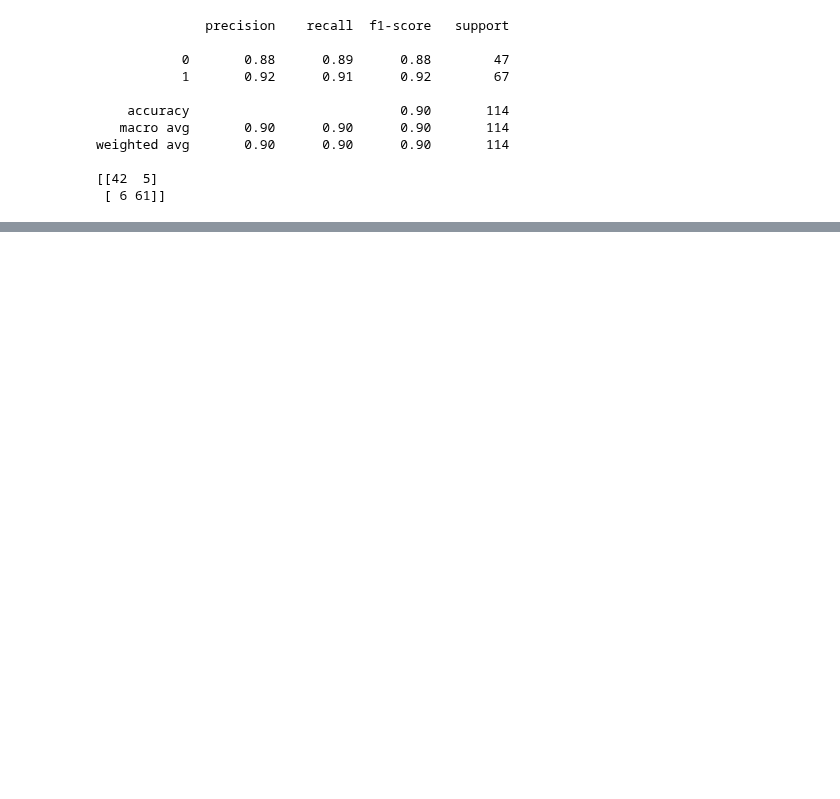
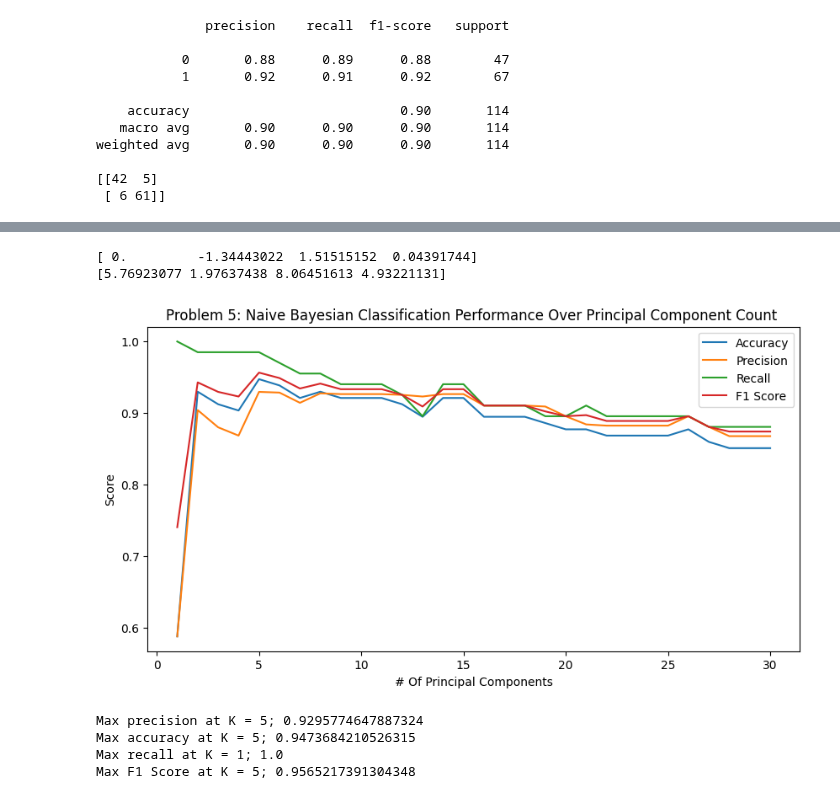
Before and after one commit to jaskinkabir/Intro_ML, a Jupyter notebook: HM3/hm3.ipynb, the cells around one changed output, grey strips where cells are left out. Drawn from its saved outputs; the diff is of its cells as text; code cells hidden in the pictures; blank space fills up the shorter version.

```diff
--- a/HM3/hm3.ipynb
+++ b/HM3/hm3.ipynb
@@ -349,0 +441,50 @@ weighted avg       0.90      0.90      0.90       114
+# %%
+p4_2_improvements = (1/p2metrics)*(p4metrics-p2metrics)*100
+print(p4_2_improvements)
+p4_3_improvements = (1/p3metrics)*(p4metrics-p3metrics)*100
+print(p4_3_improvements)
+# %% [output]
+[ 0.         -1.34443022  1.51515152  0.04391744]
+[5.76923077 1.97637438 8.06451613 4.93221131]
+# %%
+K=30
+accuracy_hist = np.zeros(K)
+precision_hist = np.zeros(K)
+recall_hist = np.zeros(K)
+f1_hist = np.zeros(K)
+
+for k in range(1,K+1):
+    extraction = PCA(n_components=k)
+    X_data = extraction.fit_transform(breast.data)
+    Y_data = breast.target
+
+    model = NGBClassifier(X_data, Y_data, StandardScaler(), test_size=0.2)
+    model.train()
+
+    Y_test, Y_pred = model.validate()
+    accuracy_hist[k-1] = metrics.accuracy_score(Y_test, Y_pred)
+    precision_hist[k-1] = metrics.precision_score(Y_test, Y_pred)
+    recall_hist[k-1] = metrics.recall_score(Y_test, Y_pred)
+    f1_hist[k-1] = metrics.f1_score(Y_test, Y_pred)
+# %%
+K = range(1,k+1)
+plt.title("Problem 5: Naive Bayesian Classification Performance Over Principal Component Count ")
+plt.xlabel("# Of Principal Components")
+plt.ylabel("Score")
+plt.plot(K,accuracy_hist, label='Accuracy')
+plt.plot(K,precision_hist, label = 'Precision')
+plt.plot(K,recall_hist, label = 'Recall')
+plt.plot(K,f1_hist, label = 'F1 Score')
+plt.legend()
+plt.show()
+#Ideal k=5
+print(f'Max precision at K = {np.argmax(precision_hist)+1}; {max(precision_hist)}')
+print(f"Max accuracy at K = {np.argmax(accuracy_hist)+1}; {max(accuracy_hist)}")
+print(f"Max recall at K = {np.argmax(recall_hist)+1}; {max(recall_hist)}")
+print(f"Max F1 Score at K = {np.argmax(f1_hist)+1}; {max(f1_hist)}")
+# %% [output]
+[figure, added]
+Max precision at K = 5; 0.9295774647887324
+Max accuracy at K = 5; 0.9473684210526315
+Max recall at K = 1; 1.0
+Max F1 Score at K = 5; 0.9565217391304348
```
Also changed, not shown: parts of 9 cells of this notebook.
